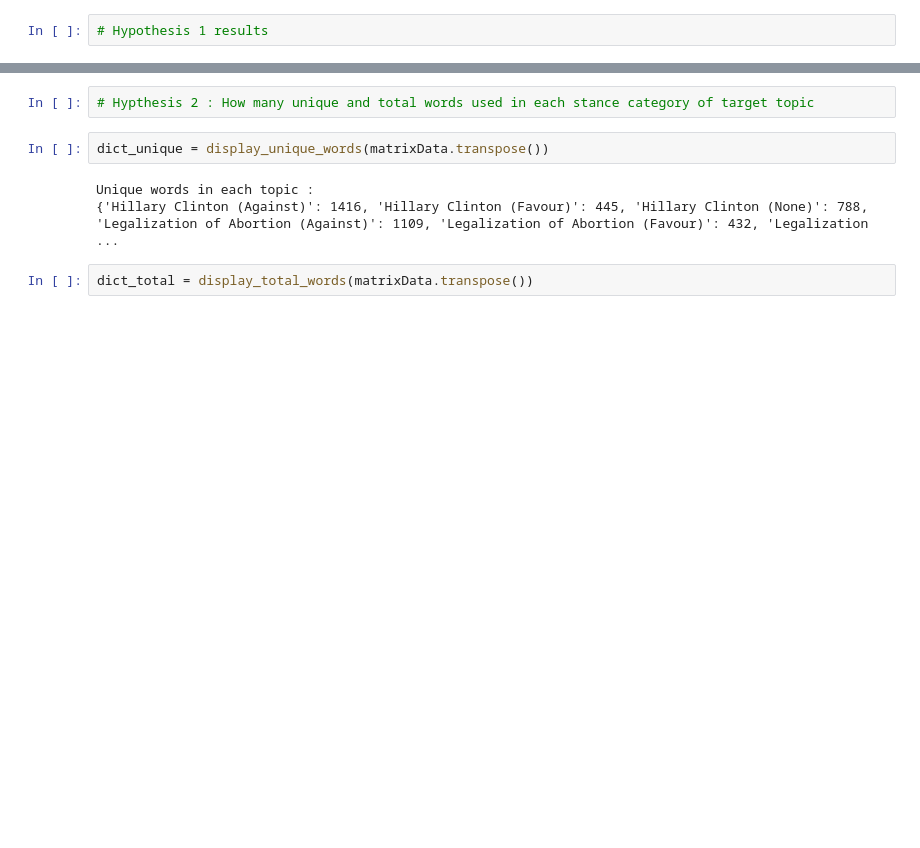
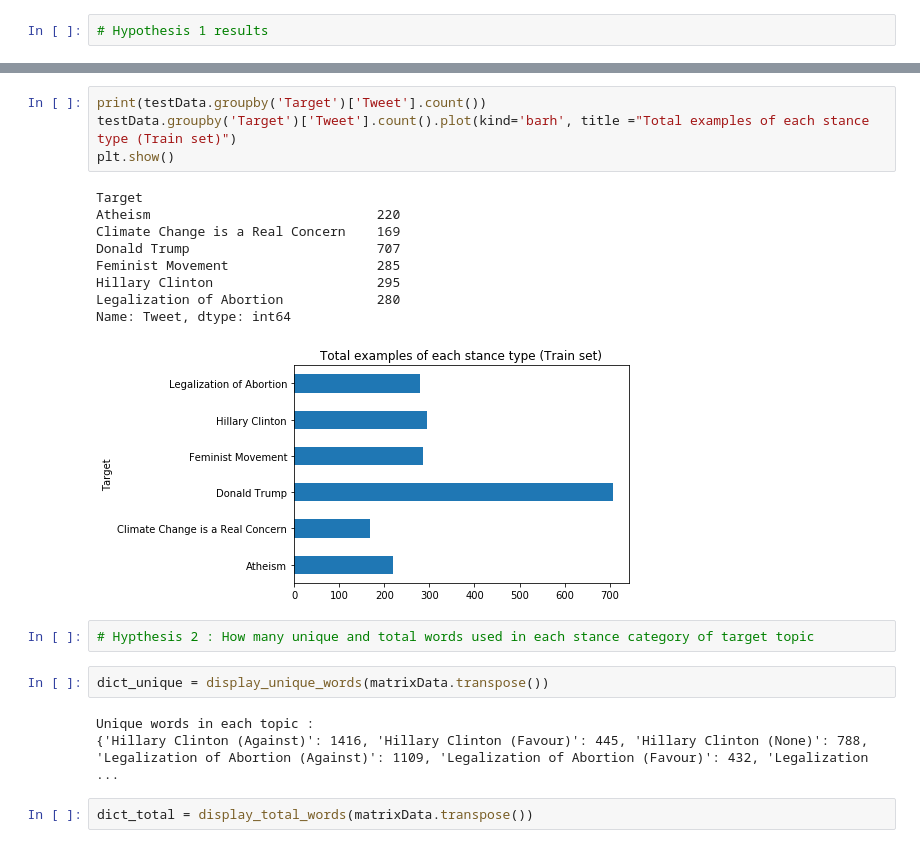
Before and after one commit to HaiderSS/Stance-Classification-in-Tweets, a Jupyter notebook: Text preprocessing and Visualisation.ipynb, the cells around one changed output, grey strips where cells are left out. Cells and saved outputs as stored; diff of their text form; blank space fills up the shorter version.

```diff
--- a/Text preprocessing and Visualisation.ipynb
+++ b/Text preprocessing and Visualisation.ipynb
@@ -265,3 +309,17 @@ plt.show()
+# %%
+print(testData.groupby('Target')['Tweet'].count())
+testData.groupby('Target')['Tweet'].count().plot(kind='barh', title ="Total examples of each stance type (Train set)")
+plt.show()
+# %% [output]
+Target
+Atheism                             220
+Climate Change is a Real Concern    169
+Donald Trump                        707
+Feminist Movement                   285
+Hillary Clinton                     295
+Legalization of Abortion            280
+Name: Tweet, dtype: int64
+[figure, added]
 # %%
 # Hypthesis 2 : How many unique and total words used in each stance category of target topic
 # %%
```
Also changed, not shown: parts of 15 cells of this notebook, 4 other files.
